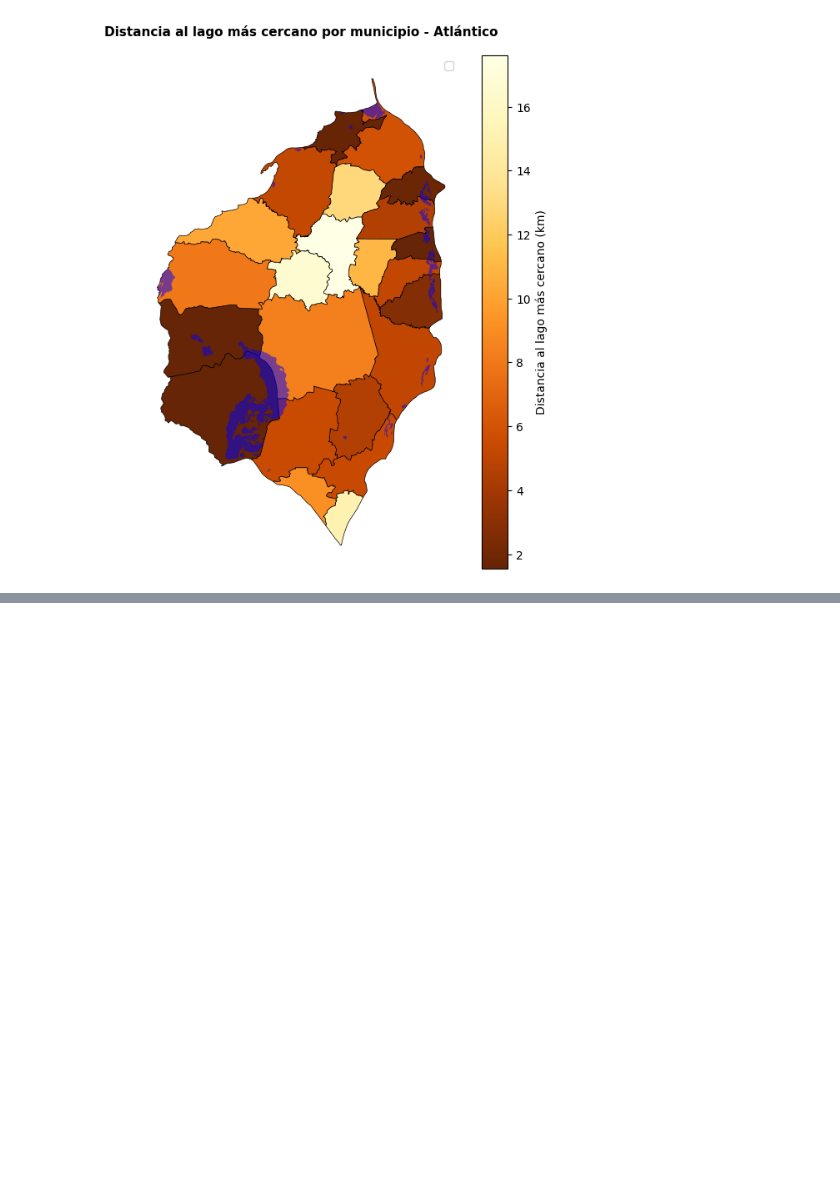
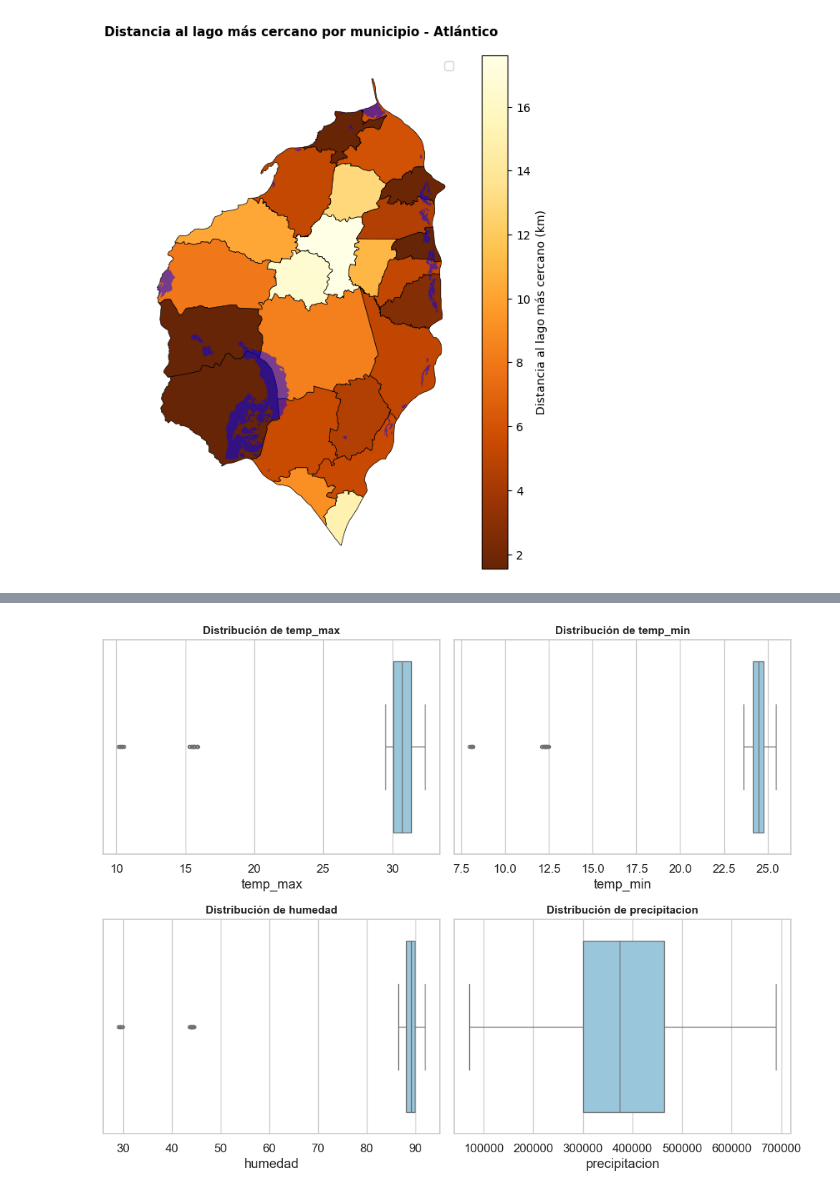
Before and after one commit to Darally06/Dengue_caracterization, a Jupyter notebook: 6_var_entorno.ipynb, the cells around one changed output, grey strips where cells are left out. Saved outputs shown, nothing was run; the diff lists cells and outputs as text; code cells hidden in the pictures; blank space fills up the shorter version.

```diff
--- a/6_var_entorno.ipynb
+++ b/6_var_entorno.ipynb
@@ -428,0 +369,12 @@ df_final.head()
+# %%
+# Cargar los datos
+df = pd.read_csv("datos clima/datos_climaticos_completos.csv")
+# %%
+# Ajustes básicos
+df["municipio"] = df["municipio"].str.title()  # Mejor formato para visualización
+print("Dimensiones:", df.shape)
+display(df.head())
+
+# Descripción general
+print("\n📊 Estadísticas generales:")
+display(df.describe().T)
@@ -428,0 +398,2 @@ df_final.head()
+# %%
+variables = ["temp_max", "temp_min", "humedad", "precipitacion"]
@@ -428,0 +491,4 @@ df_final.head()
+# %%
+boxplot_variables(df, variables)
+# %% [output]
+[figure, added]
```
Also changed, not shown: parts of 21 cells of this notebook.
